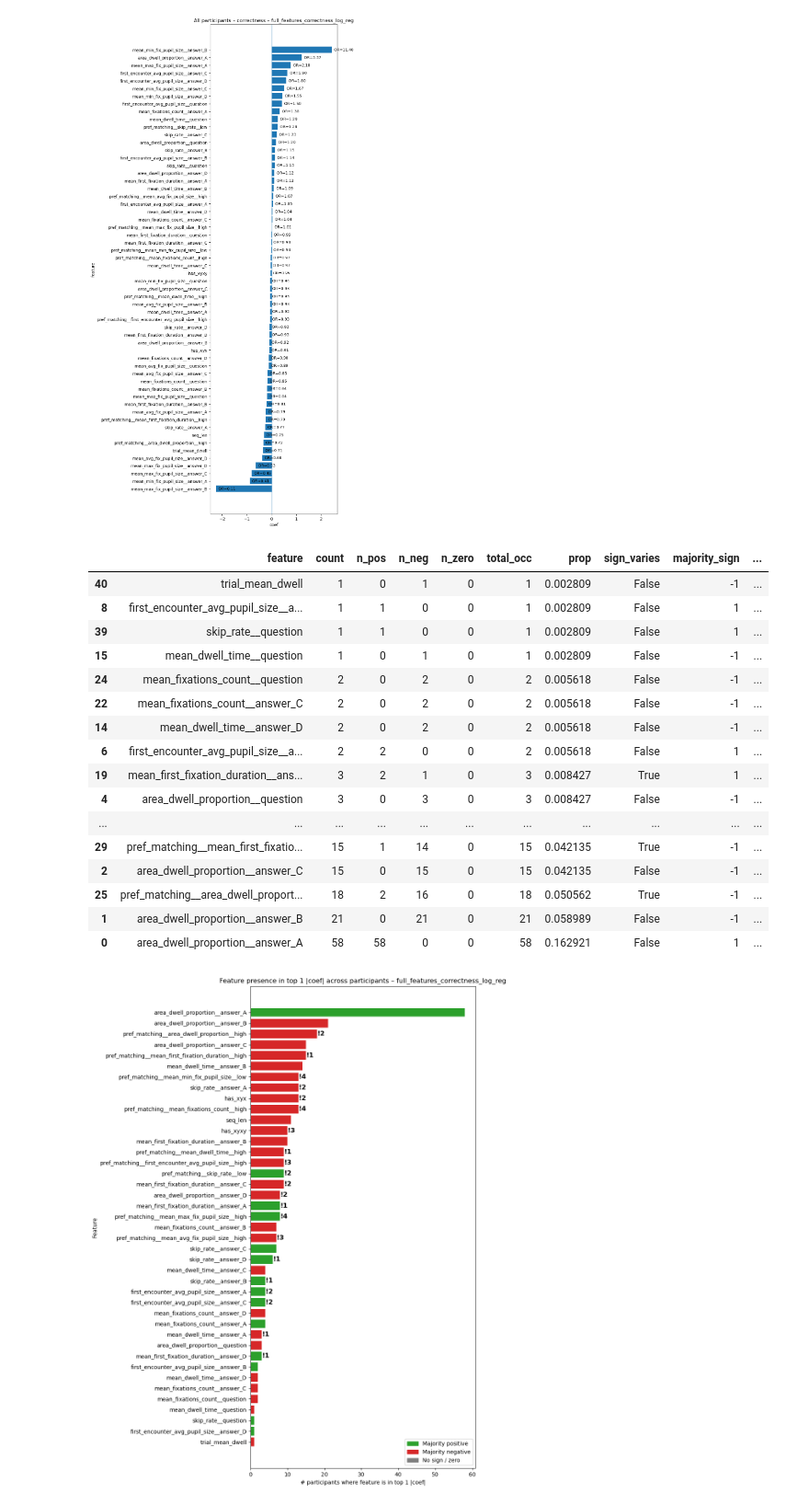
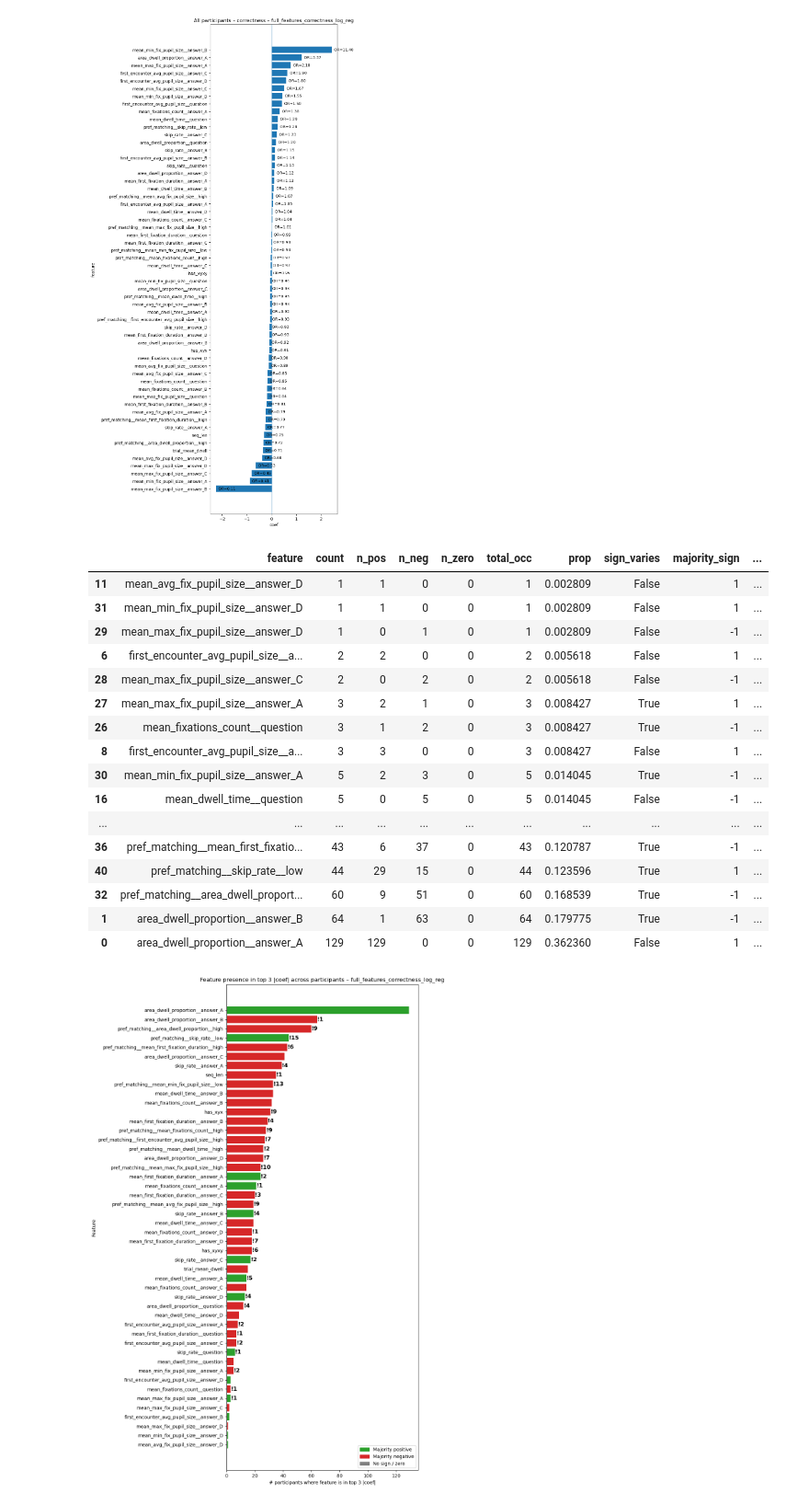
Before and after one commit to Mormorfor/QA_eyetracking, a Jupyter notebook: notebooks/answer_corr_prediction.ipynb, the cells around one changed output. Shown at 92% size. Drawn from its saved outputs; the diff is of its cells as text; code cells hidden in the pictures.

```diff
--- a/notebooks/answer_corr_prediction.ipynb
+++ b/notebooks/answer_corr_prediction.ipynb
@@ -55,3 +74,12 @@ all_participants = pd.concat([hunters, gatherers], ignore_index=True)
+# %%
+def build_trial_df(d: pd.DataFrame, group_cols):
+    return build_trial_level_full_features_for_correctness(
+        d,
+        group_cols=group_cols,
+        pref_specs=pref_specs,
+    )
+
+MODEL_NAME_FOR_ANALYSIS = "full_features_correctness_log_reg"
 # %%
 results_all_corr_full = evaluate_models_on_answer_correctness(
     df=all_participants,
@@ -104,11 +144,7 @@ results_by_pid = evaluate_models_on_answer_correctness_leave_one_trial_out(
     df=all_participants,
     models=correctness_models,
     group_cols=(Con.PARTICIPANT_ID, Con.TRIAL_ID),
-    builder_fn=lambda d, group_cols: build_trial_level_full_features_for_correctness(
-        d,
-        group_cols=group_cols,
-        pref_specs=pref_specs,
-    ),
+    builder_fn=build_trial_df,
 )
 # %%
 # base_out = "../reports/plots/participent_correctness_coeffs"
@@ -132,33 +167,34 @@ results_by_pid = evaluate_models_on_answer_correctness_leave_one_trial_out(
 #         plt.close(fig)
 # %%
-i = 1
+TOP_K_WITHIN_PARTICIPANT = 3
+TOP_K_FEATURES_TO_SHOW = 70
 
 fig, summary_df = plot_top_abs_coef_feature_frequency_across_participants(
     results_by_pid=results_by_pid,
-    model_name="full_features_correctness_log_reg",
+    model_name=MODEL_NAME_FOR_ANALYSIS,
     coef_col="coef",
-    top_k_within_participant=i,
-    top_k_features=70,
-    save_path=f"../reports/plots/participent_correctness_coeffs/top{i}_presence_full_features.png",
+    top_k_within_participant=TOP_K_WITHIN_PARTICIPANT,
+    top_k_features=TOP_K_FEATURES_TO_SHOW,
+    save_path=f"../reports/plots/participent_correctness_coeffs/"
+              f"top{TOP_K_WITHIN_PARTICIPANT}_presence_{MODEL_NAME_FOR_ANALYSIS}.png",
 )
-
 summary_df
 # %% [output]
 |  | feature | count | n_pos | n_neg | n_zero | total_occ | prop | sign_varies | majority_sign | ... |
-| 40 | trial_mean_dwell | 1 | 0 | 1 | 0 | 1 | 0.002809 | False | -1 | ... |
-| 8 | first_encounter_avg_pupil_size__a... | 1 | 1 | 0 | 0 | 1 | 0.002809 | False | 1 | ... |
-| 39 | skip_rate__question | 1 | 1 | 0 | 0 | 1 | 0.002809 | False | 1 | ... |
-| 15 | mean_dwell_time__question | 1 | 0 | 1 | 0 | 1 | 0.002809 | False | -1 | ... |
-| 24 | mean_fixations_count__question | 2 | 0 | 2 | 0 | 2 | 0.005618 | False | -1 | ... |
-| 22 | mean_fixations_count__answer_C | 2 | 0 | 2 | 0 | 2 | 0.005618 | False | -1 | ... |
-| 14 | mean_dwell_time__answer_D | 2 | 0 | 2 | 0 | 2 | 0.005618 | False | -1 | ... |
+| 11 | mean_avg_fix_pupil_size__answer_D | 1 | 1 | 0 | 0 | 1 | 0.002809 | False | 1 | ... |
+| 31 | mean_min_fix_pupil_size__answer_D | 1 | 1 | 0 | 0 | 1 | 0.002809 | False | 1 | ... |
+| 29 | mean_max_fix_pupil_size__answer_D | 1 | 0 | 1 | 0 | 1 | 0.002809 | False | -1 | ... |
 | 6 | first_encounter_avg_pupil_size__a... | 2 | 2 | 0 | 0 | 2 | 0.005618 | False | 1 | ... |
-| 19 | mean_first_fixation_duration__ans... | 3 | 2 | 1 | 0 | 3 | 0.008427 | True | 1 | ... |
-| 4 | area_dwell_proportion__question | 3 | 0 | 3 | 0 | 3 | 0.008427 | False | -1 | ... |
+| 28 | mean_max_fix_pupil_size__answer_C | 2 | 0 | 2 | 0 | 2 | 0.005618 | False | -1 | ... |
+| 27 | mean_max_fix_pupil_size__answer_A | 3 | 2 | 1 | 0 | 3 | 0.008427 | True | 1 | ... |
+| 26 | mean_fixations_count__question | 3 | 1 | 2 | 0 | 3 | 0.008427 | True | -1 | ... |
+| 8 | first_encounter_avg_pupil_size__a... | 3 | 3 | 0 | 0 | 3 | 0.008427 | False | 1 | ... |
+| 30 | mean_min_fix_pupil_size__answer_A | 5 | 2 | 3 | 0 | 5 | 0.014045 | True | -1 | ... |
+| 16 | mean_dwell_time__question | 5 | 0 | 5 | 0 | 5 | 0.014045 | False | -1 | ... |
 | ... | ... | ... | ... | ... | ... | ... | ... | ... | ... | ... |
-| 29 | pref_matching__mean_first_fixatio... | 15 | 1 | 14 | 0 | 15 | 0.042135 | True | -1 | ... |
-| 2 | area_dwell_proportion__answer_C | 15 | 0 | 15 | 0 | 15 | 0.042135 | False | -1 | ... |
-| 25 | pref_matching__area_dwell_proport... | 18 | 2 | 16 | 0 | 18 | 0.050562 | True | -1 | ... |
-| 1 | area_dwell_proportion__answer_B | 21 | 0 | 21 | 0 | 21 | 0.058989 | False | -1 | ... |
-| 0 | area_dwell_proportion__answer_A | 58 | 58 | 0 | 0 | 58 | 0.162921 | False | 1 | ... |
+| 36 | pref_matching__mean_first_fixatio... | 43 | 6 | 37 | 0 | 43 | 0.120787 | True | -1 | ... |
+| 40 | pref_matching__skip_rate__low | 44 | 29 | 15 | 0 | 44 | 0.123596 | True | 1 | ... |
+| 32 | pref_matching__area_dwell_proport... | 60 | 9 | 51 | 0 | 60 | 0.168539 | True | -1 | ... |
+| 1 | area_dwell_proportion__answer_B | 64 | 1 | 63 | 0 | 64 | 0.179775 | True | -1 | ... |
+| 0 | area_dwell_proportion__answer_A | 129 | 129 | 0 | 0 | 129 | 0.362360 | False | 1 | ... |
-[figure, old version]
+[figure, new version]
```
Also changed, not shown: parts of 20 cells of this notebook, 43 other files.
